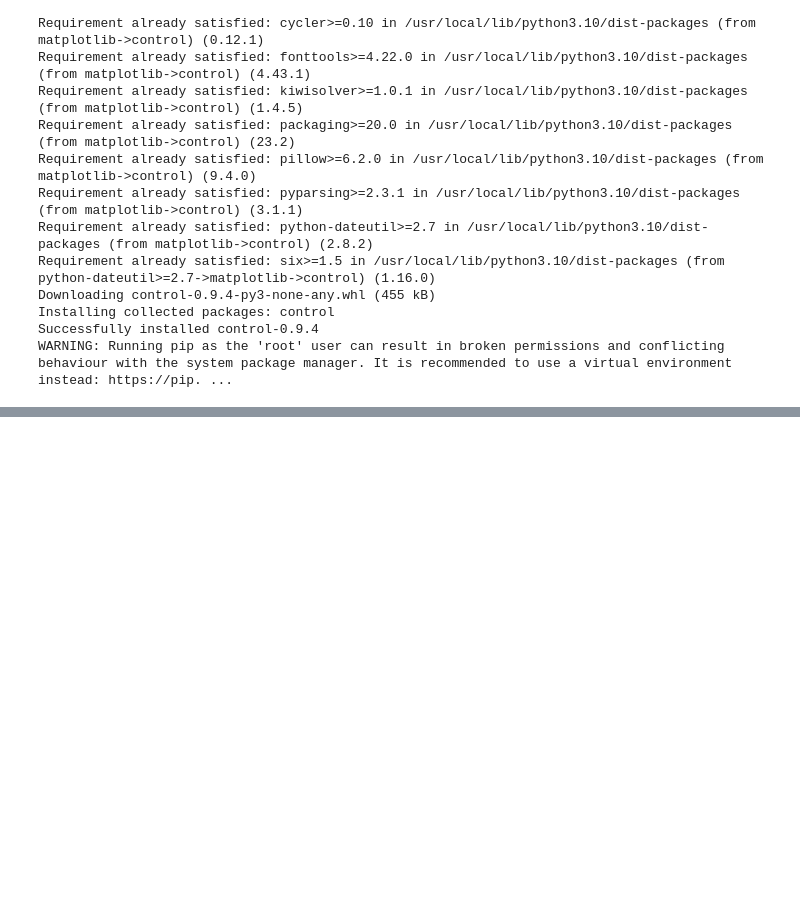
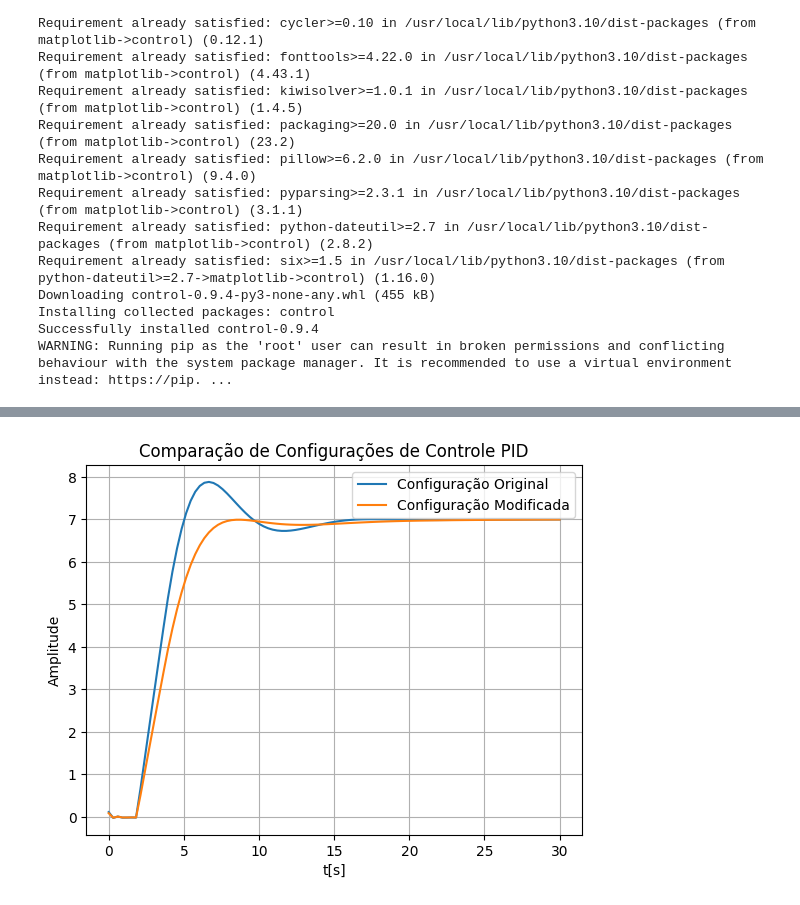
Before and after one commit to GustavoRT-debug/Sistemas-Embarcados-C213, a Jupyter notebook: Untitled21.ipynb, the cells around one changed output, grey strips where cells are left out. Drawn from its saved outputs; the diff is of its cells as text; code cells hidden in the pictures; blank space fills up the shorter version.

```diff
--- a/Untitled21.ipynb
+++ b/Untitled21.ipynb
@@ -256,3 +367,101 @@ plt.show()
+# %%
+import numpy as np
+import control as cnt
+import matplotlib.pyplot as plt
+
+# Configuração original do controlador PID
+k = AmplitudeMaxima / 7
+tau = 16.6 / 4
+theta = 1.9
+
+kp = (1 / ((theta / tau) + 0.2) / k)
+Ti = (((0.3 * (theta / tau)) + 1.2) / ((theta / tau) + 0.08)) * theta
+Td = (1 / (90 * (theta / tau))) * theta
+
+# Função de Transferência da Planta
+num = np.array([k])
+den = np.array([tau, 1])
+H = cnt.tf(num, den)
+n_pade = 20
+(num_pade, den_pade) = cnt.pade(theta, n_pade)
+H_pade = cnt.tf(num_pade, den_pade)
+Hs = cnt.series(H, H_pade)
+
+# Controlador Proporcional
+numkp = np.array([kp])
+denkp = np.array([1])
+
+# Controlador Integral
+numki = np.array([kp])
+denki = np.array([Ti, 0])
+
+# Controlador Derivativo
+numkd = np.array([kp * Td, 0])
+denkd = np.array([1])
+
+# Controlador PID
+Hkp = cnt.tf(numkp, denkp)
+Hki = cnt.tf(numki, denki)
+Hkd = cnt.tf(numkd, denkd)
+Hctrl1 = cnt.parallel(Hkp, Hki)
+Hctrl = cnt.parallel(Hctrl1, Hkd)
+Hdel = cnt.series(Hs, Hctrl)
+
+# Realimentação
+Hcl = cnt.feedback(Hdel, 1)
+
+t = np.linspace(0, 30, 100)
+(t, y) = cnt.step_response(7 * Hcl, t)
+
+# Configuração modificada do controlador PID
+kp_novo = (1 / ((theta / tau) + 0.2) / k) - 0.2
+Ti_novo = (((0.3 * (theta / tau)) + 1.2) / ((theta / tau) + 0.08)) * theta
+Td_novo = (1 / (90 * (theta / tau))) * theta
+
+# Função de Transferência da Planta para a configuração modificada
+num = np.array([k])
+den = np.array([tau, 1])
+H = cnt.tf(num, den)
+n_pade = 20
+(num_pade, den_pade) = cnt.pade(theta, n_pade)
+H_pade = cnt.tf(num_pade, den_pade)
+Hs = cnt.series(H, H_pade)
+
+# Controlador Proporcional para a configuração modificada
+numkp = np.array([kp_novo])
+denkp = np.array([1])
+
+# Controlador Integral para a configuração modificada
+numki = np.array([kp_novo])
+denki = np.array([Ti_novo, 0])
+
+# Controlador Derivativo para a configuração modificada
+numkd = np.array([kp_novo * Td_novo, 0])
+denkd = np.array([1])
+
+# Controlador PID para a configuração modificada
+Hkp = cnt.tf(numkp, denkp)
+Hki = cnt.tf(numki, denki)
+Hkd = cnt.tf(numkd, denkd)
+Hctrl1 = cnt.parallel(Hkp, Hki)
+Hctrl = cnt.parallel(Hctrl1, Hkd)
+Hdel = cnt.series(Hs, Hctrl)
+
+# Realimentação para a configuração modificada
+Hcl_novo = cnt.feedback(Hdel, 1)
+(t_novo, y_novo) = cnt.step_response(7 * Hcl_novo, t)
+
+# Plotagem sobreposta dos dois gráficos
+plt.plot(t, y, label='Configuração Original')
+plt.plot(t_novo, y_novo, label='Configuração Modificada')
+plt.xlabel('t[s]')
+plt.ylabel('Amplitude')
+plt.title('Comparação de Configurações de Controle PID')
+plt.grid()
+plt.legend()
+plt.show()
+# %% [output]
+[figure, added]
 # %%
 #8
 import tkinter as tk
```
Also changed, not shown: parts of 8 cells of this notebook.
